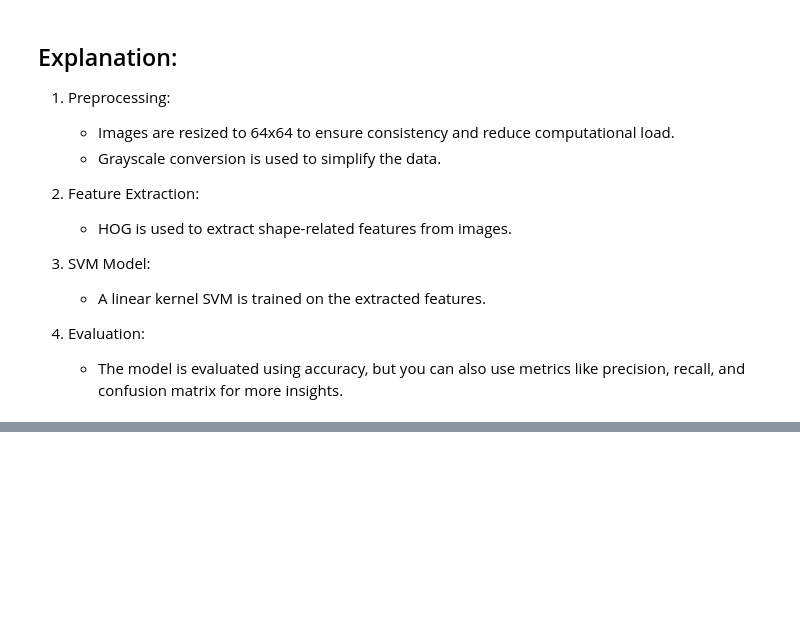
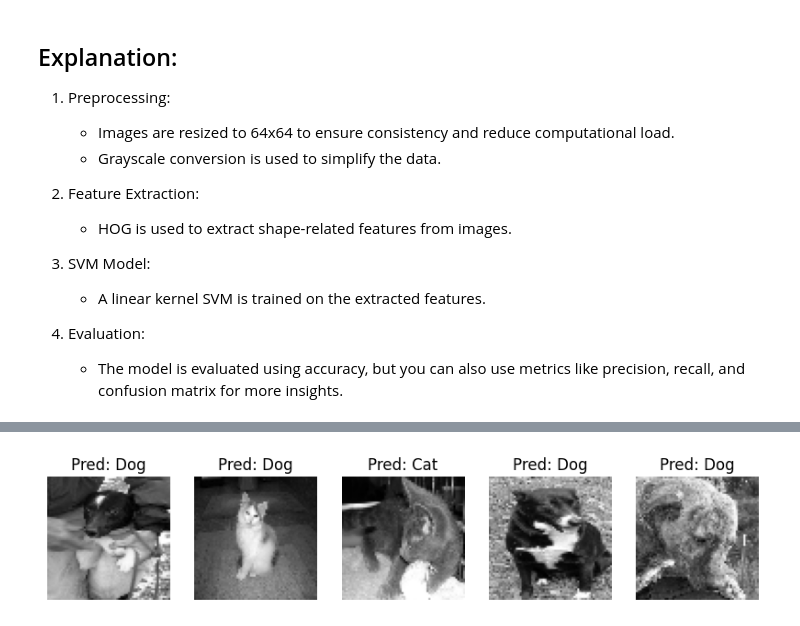
Before and after one commit to juniorworku/PRODIGY_ML_03, a Jupyter notebook: notebook/CatsVsDogs_Classification.ipynb, the cells around one changed output, grey strips where cells are left out. Saved outputs shown, nothing was run; the diff lists cells and outputs as text; code cells hidden in the pictures; blank space fills up the shorter version.

Commit message:
Tuning: using RBF kernel for a better preformance

```diff
--- a/notebook/CatsVsDogs_Classification.ipynb
+++ b/notebook/CatsVsDogs_Classification.ipynb
@@ -121,0 +124,6 @@ show_sample_predictions(test_images[:5].reshape(-1, 64, 64), test_predictions[:5
+# %%
+# Inintializing the SVM model by uisng RBF for a better performance
+svm = SVC(kernel='rbf')
+
+# train the SVM model
+svm.fit(train_hog_features, train_labels)
@@ -121,0 +132,6 @@ show_sample_predictions(test_images[:5].reshape(-1, 64, 64), test_predictions[:5
+# %%
+## Predict on the test set
+test_predictions = svm.predict(test_hog_features)
+
+for i in range(10):
+    print(f"image {i+1} is preicted as: {'Dog' if test_predictions[i] == 1 else 'Cat' }")
@@ -121,0 +149,14 @@ show_sample_predictions(test_images[:5].reshape(-1, 64, 64), test_predictions[:5
+# %%
+def show_sample_predictions(images, predictions, num_samples=5):
+    plt.figure(figsize=(10, 10))
+    for i in range(num_samples):
+        plt.subplot(1, num_samples, i+1)
+        plt.imshow(images[i], cmap='gray')
+        plt.title(f"Pred: {'Dog' if predictions[i] == 1 else 'Cat'}")
+        plt.axis('off')
+    plt.show()
+
+# Show sample predictions from the test set
+show_sample_predictions(test_images[:5].reshape(-1, 64, 64), test_predictions[:5])
+# %% [output]
+[figure, added]
```
Also changed, not shown: parts of 3 cells of this notebook.
